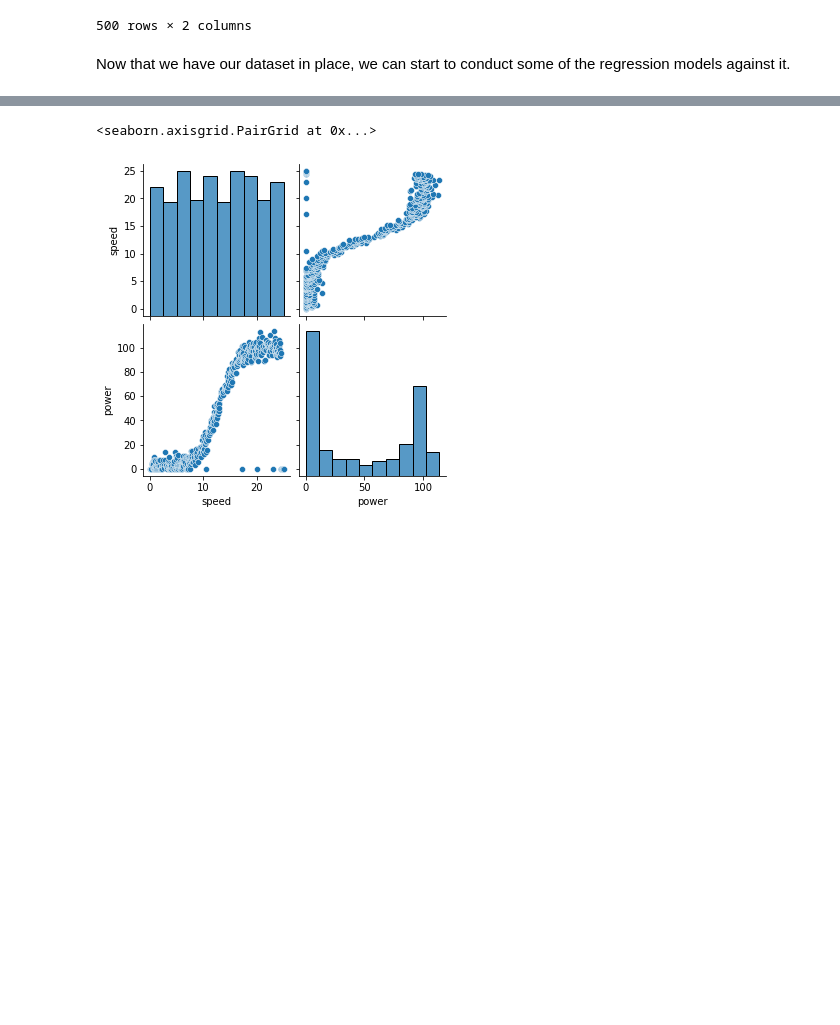
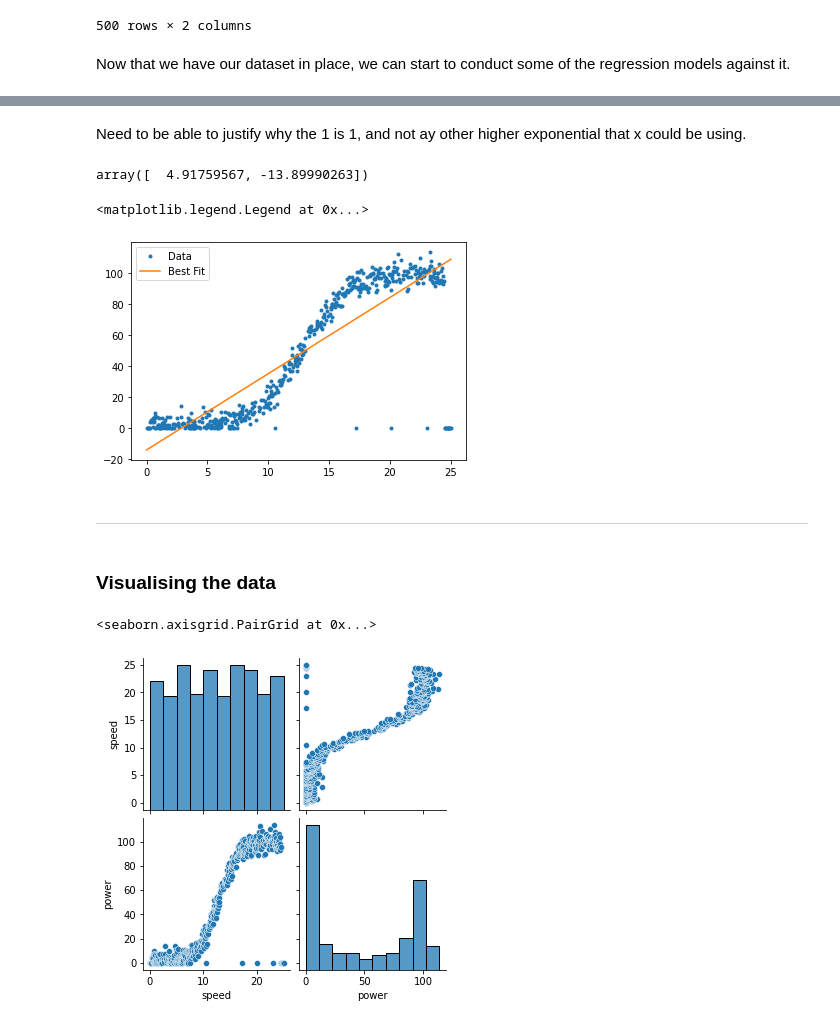
Before and after one commit to jonkavana/FODA---Project-2021, a Jupyter notebook: Fundamentals of Data Analytics Project 2020.ipynb, the cells around one changed output, grey strips where cells are left out. Cells and saved outputs as stored; diff of their text form; code cells hidden in the pictures; blank space fills up the shorter version.

Commit message:
Addition of lline of best fit and other graphs to initial analysis

```diff
--- a/Fundamentals of Data Analytics Project 2020.ipynb
+++ b/Fundamentals of Data Analytics Project 2020.ipynb
@@ -62,3 +66,6 @@ df
 500 rows × 2 columns
 # %% [markdown]
 Now that we have our dataset in place, we can start to conduct some of the regression models against it.
+# %%
+x = df.loc[:, 'speed']
+x
@@ -64,0 +85,9 @@ Now that we have our dataset in place, we can start to conduct some of the regre
+# %%
+y = df.loc[:, 'power']
+# %% [markdown]
+Need to be able to justify why the 1 is 1, and not ay other higher exponential that x could be using.
+# %%
+coeffs = np.polyfit(x, y, 1)
+coeffs
+# %% [output]
+array([  4.91759567, -13.89990263])
@@ -64,0 +97,9 @@ Now that we have our dataset in place, we can start to conduct some of the regre
+# %%
+plt.plot(x, y, '.', label ='Data')
+plt.plot(x, coeffs[0] * x + coeffs[1], '-', label='Best Fit')
+plt.legend()
+# %% [output]
+<matplotlib.legend.Legend at 0x...>
+[figure, added]
+# %% [markdown]
+___
@@ -65,3 +108,5 @@ Now that we have our dataset in place, we can start to conduct some of the regre
+# %% [markdown]
+### Visualising the data
 # %%
 import seaborn as sns
 # %%
```
Also changed, not shown: parts of 5 cells of this notebook.
